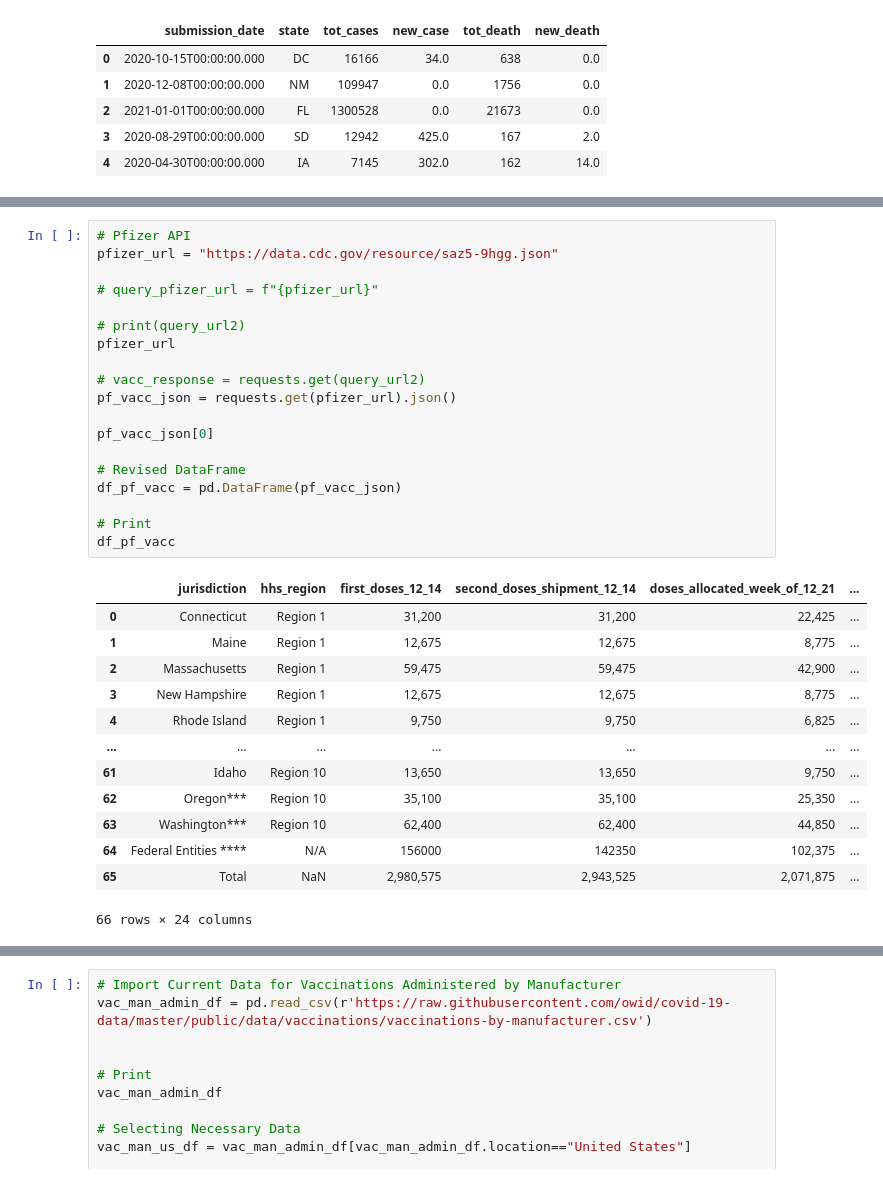
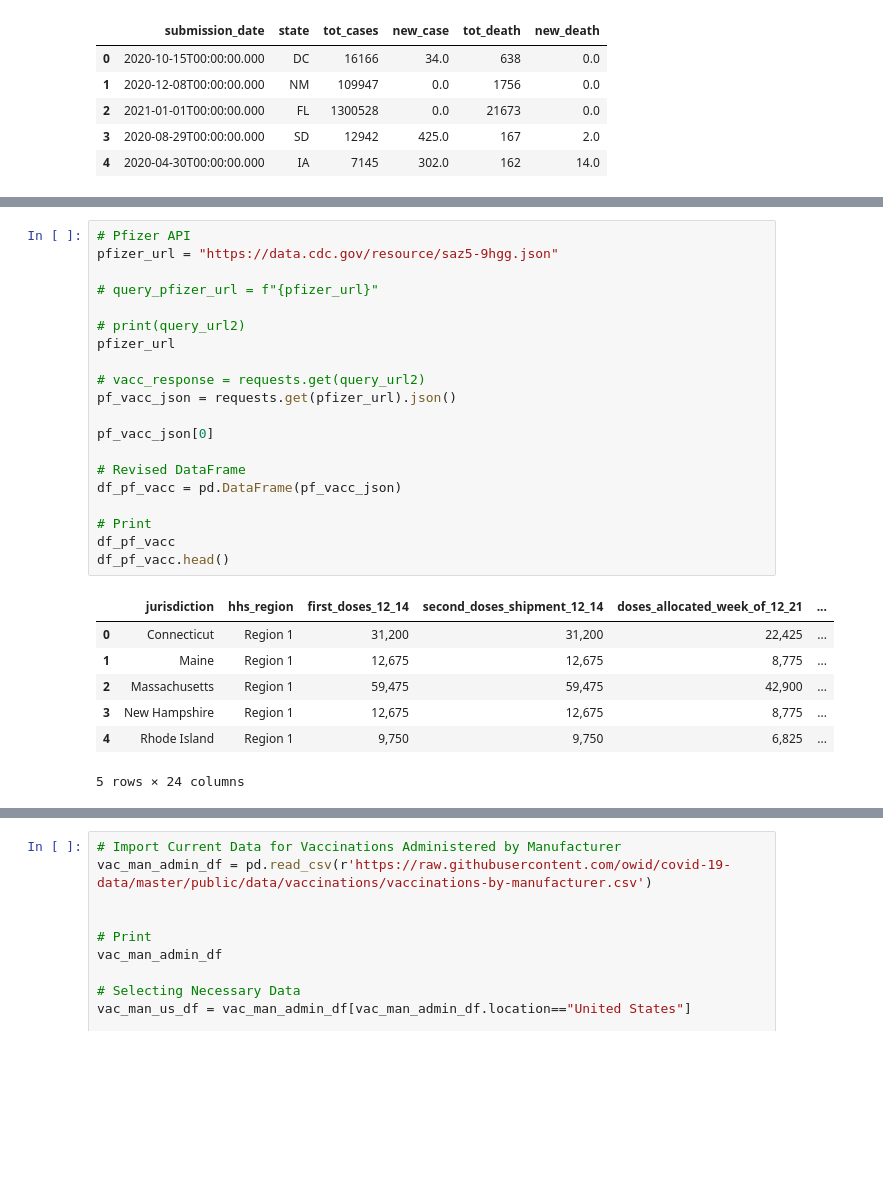
Before and after one commit to tduron3/I_Have_No_Clue, a Jupyter notebook: Project_1.ipynb, the cells around one changed output, grey strips where cells are left out. Cells and saved outputs as stored; diff of their text form; blank space fills up the shorter version.

```diff
--- a/Project_1.ipynb
+++ b/Project_1.ipynb
@@ -287,36 +251,31 @@ df_vac_mod
 # %%
 # Pfizer API
 pfizer_url = "https://data.cdc.gov/resource/saz5-9hgg.json"
 
 # query_pfizer_url = f"{pfizer_url}"
 
 # print(query_url2)
 pfizer_url
 
 # vacc_response = requests.get(query_url2)
 pf_vacc_json = requests.get(pfizer_url).json()
 
 pf_vacc_json[0]
 
 # Revised DataFrame
 df_pf_vacc = pd.DataFrame(pf_vacc_json)
 
 # Print
 df_pf_vacc
+df_pf_vacc.head()
 # %% [output]
 |  | jurisdiction | hhs_region | first_doses_12_14 | second_doses_shipment_12_14 | doses_allocated_week_of_12_21 | ... |
 | 0 | Connecticut | Region 1 | 31,200 | 31,200 | 22,425 | ... |
 | 1 | Maine | Region 1 | 12,675 | 12,675 | 8,775 | ... |
 | 2 | Massachusetts | Region 1 | 59,475 | 59,475 | 42,900 | ... |
 | 3 | New Hampshire | Region 1 | 12,675 | 12,675 | 8,775 | ... |
 | 4 | Rhode Island | Region 1 | 9,750 | 9,750 | 6,825 | ... |
-| ... | ... | ... | ... | ... | ... | ... |
-| 61 | Idaho | Region 10 | 13,650 | 13,650 | 9,750 | ... |
-| 62 | Oregon*** | Region 10 | 35,100 | 35,100 | 25,350 | ... |
-| 63 | Washington*** | Region 10 | 62,400 | 62,400 | 44,850 | ... |
-| 64 | Federal Entities **** | N/A | 156000 | 142350 | 102,375 | ... |
-| 65 | Total | NaN | 2,980,575 | 2,943,525 | 2,071,875 | ... |
-66 rows × 24 columns
+5 rows × 24 columns
 # %%
 # Filter Out Necessary Data and Create New DataFrame
 df_vac_pf = pd.DataFrame(df_pf_vacc, columns=['jurisdiction','total_pfizer_allocation_first_dose_shipments','total_allocation_pfizer_second_dose_shipments'])
```
Also changed, not shown: parts of 9 cells of this notebook.
